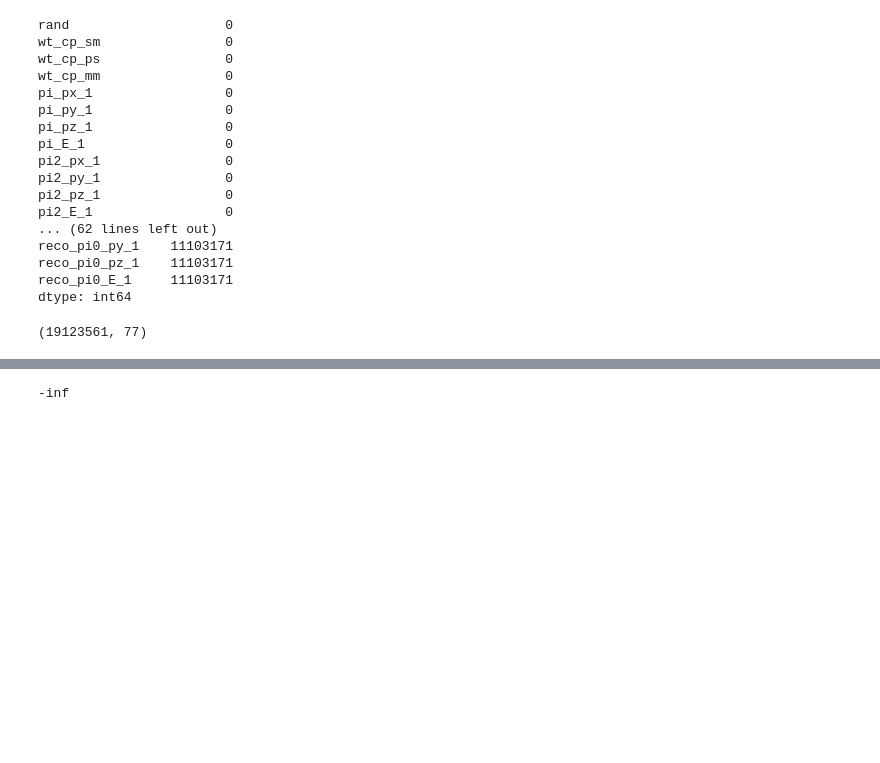
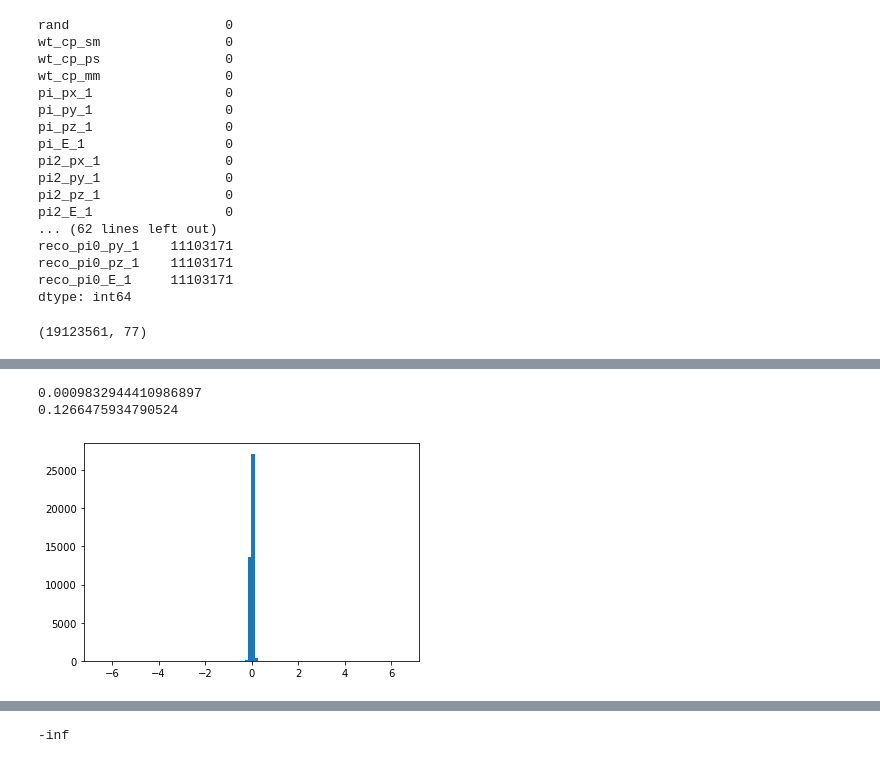
Before and after one commit to stanleyycheung/MSci-Project-HiggsTauTau, a Jupyter notebook: stanley/smearing.ipynb, the cells around one changed output, grey strips where cells are left out. Saved outputs shown, nothing was run; the diff lists cells and outputs as text; code cells hidden in the pictures; blank space fills up the shorter version.

```diff
--- a/stanley/smearing.ipynb
+++ b/stanley/smearing.ipynb
@@ -191,0 +235,10 @@ df_test = df[(df.metx != -9999) & (df.reco_metx != -9999)]
+# %%
+eta_err = eta_dist-eta_sample
+print(np.mean(eta_err))
+print(np.std(eta_err, ddof=1))
+plt.hist(eta_err, bins=100)
+plt.show()
+# %% [output]
+0.0009832944410986897
+0.1266475934790524
+[figure, added]
```
Also changed, not shown: parts of 21 cells of this notebook, 2 other files.
